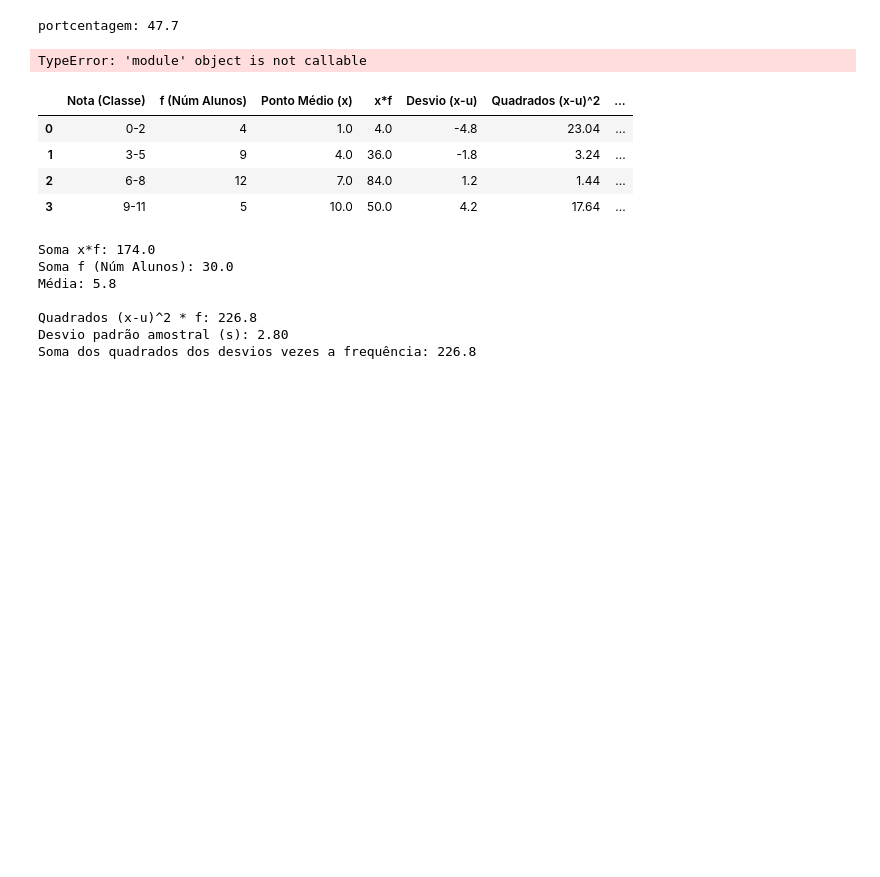
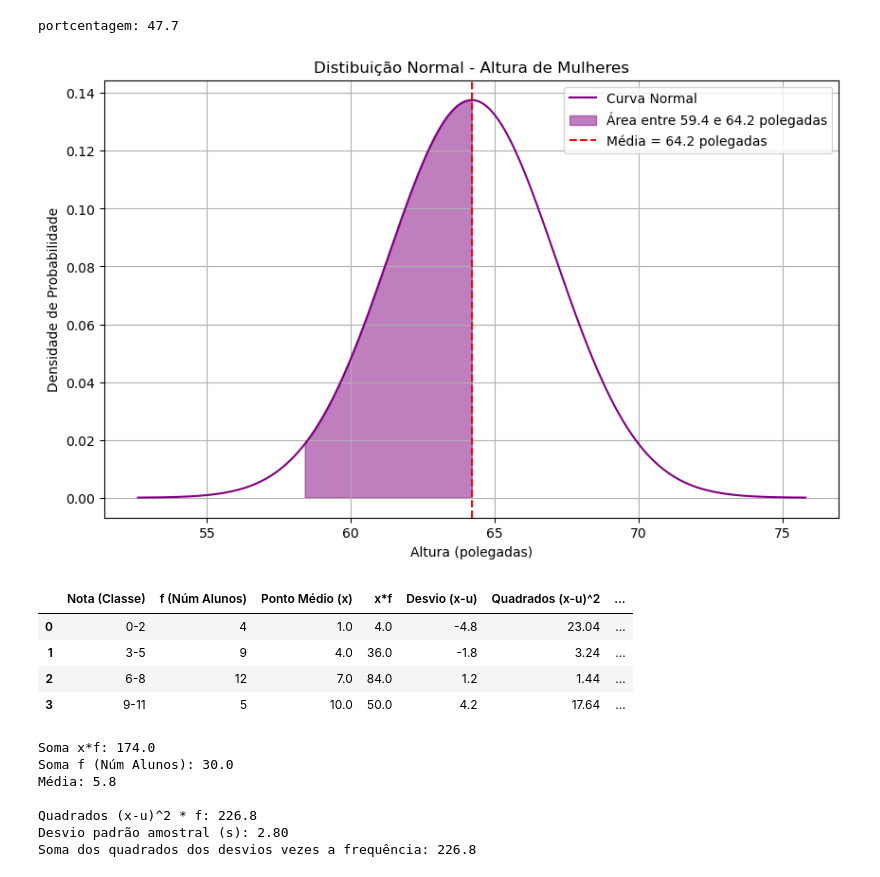
Before and after one commit to tokujiTO/estatistica, a Jupyter notebook: aula4/aula4.ipynb, the cells around one changed output. Cells and saved outputs as stored; diff of their text form; code cells hidden in the pictures; blank space fills up the shorter version.

```diff
--- a/aula4/aula4.ipynb
+++ b/aula4/aula4.ipynb
@@ -158,31 +158,31 @@ print(f"portcentagem: {porcentagem:.1f}")
 portcentagem: 47.7
 # %%
 import numpy as np
-import matplotlib as plt
+import matplotlib.pyplot as plt
 from scipy.stats import norm
 
 x = np.linspace(altura_media - 4*desvio_padrao, altura_media + 4*desvio_padrao, 1000)
 
 y = norm.pdf(x, altura_media, desvio_padrao)
 
 plt.figure(figsize=(10, 6))
 plt.plot(x, y, label='Curva Normal', color='purple')
 
 preenchimento_x = np.linspace(x1, x2, 1000)
 preenchimento_y = norm.pdf(preenchimento_x, altura_media, desvio_padrao)
 
-plt.fill_between(preenchimento_x, preenchimento_y, color='deeppurple', alpha=0.5, label="Área entre 59.4 e 64.2 polegadas")
+plt.fill_between(preenchimento_x, preenchimento_y, color='purple', alpha=0.5, label="Área entre 59.4 e 64.2 polegadas")
 
 plt.title("Distibuição Normal - Altura de Mulheres")
 plt.xlabel("Altura (polegadas)")
 plt.ylabel("Densidade de Probabilidade")
 plt.axvline(x=altura_media, color='red', linestyle='--', label=f'Média = {altura_media} polegadas')
 plt.legend()
 
 plt.grid(True)
 plt.show()
 # %% [output]
-TypeError: 'module' object is not callable
+[figure, added]
 # %%
 # Importa as bibliotecas
 import pandas as pd
```
Also changed, not shown: parts of 3 cells of this notebook, 11 other files.
